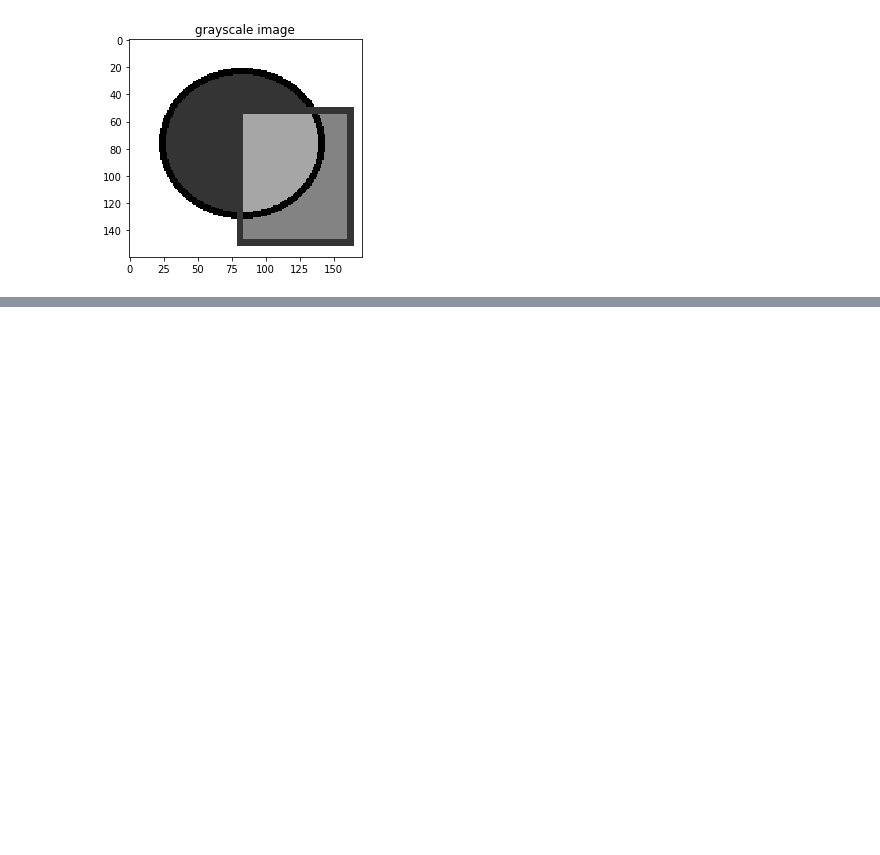
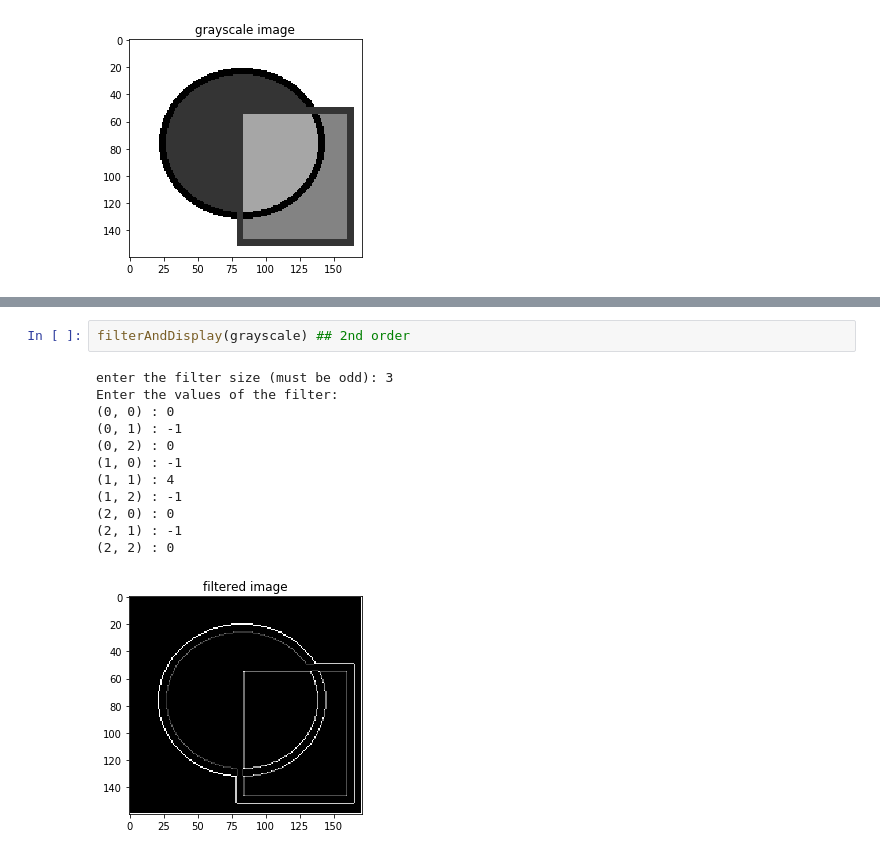
Before and after one commit to GomesLuis479/image-processing-learn, a Jupyter notebook: img-proc-nbs/prac-6/convolution.ipynb, the cells around one changed output, grey strips where cells are left out. Cells and saved outputs as stored; diff of their text form; blank space fills up the shorter version.

```diff
--- a/img-proc-nbs/prac-6/convolution.ipynb
+++ b/img-proc-nbs/prac-6/convolution.ipynb
@@ -121,0 +144,15 @@ Enter the values of the filter:
+# %%
+filterAndDisplay(grayscale) ## 2nd order
+# %% [output]
+enter the filter size (must be odd): 3
+Enter the values of the filter:
+(0, 0) : 0
+(0, 1) : -1
+(0, 2) : 0
+(1, 0) : -1
+(1, 1) : 4
+(1, 2) : -1
+(2, 0) : 0
+(2, 1) : -1
+(2, 2) : 0
+[figure, added]
```
Also changed, not shown: parts of 5 cells of this notebook.
